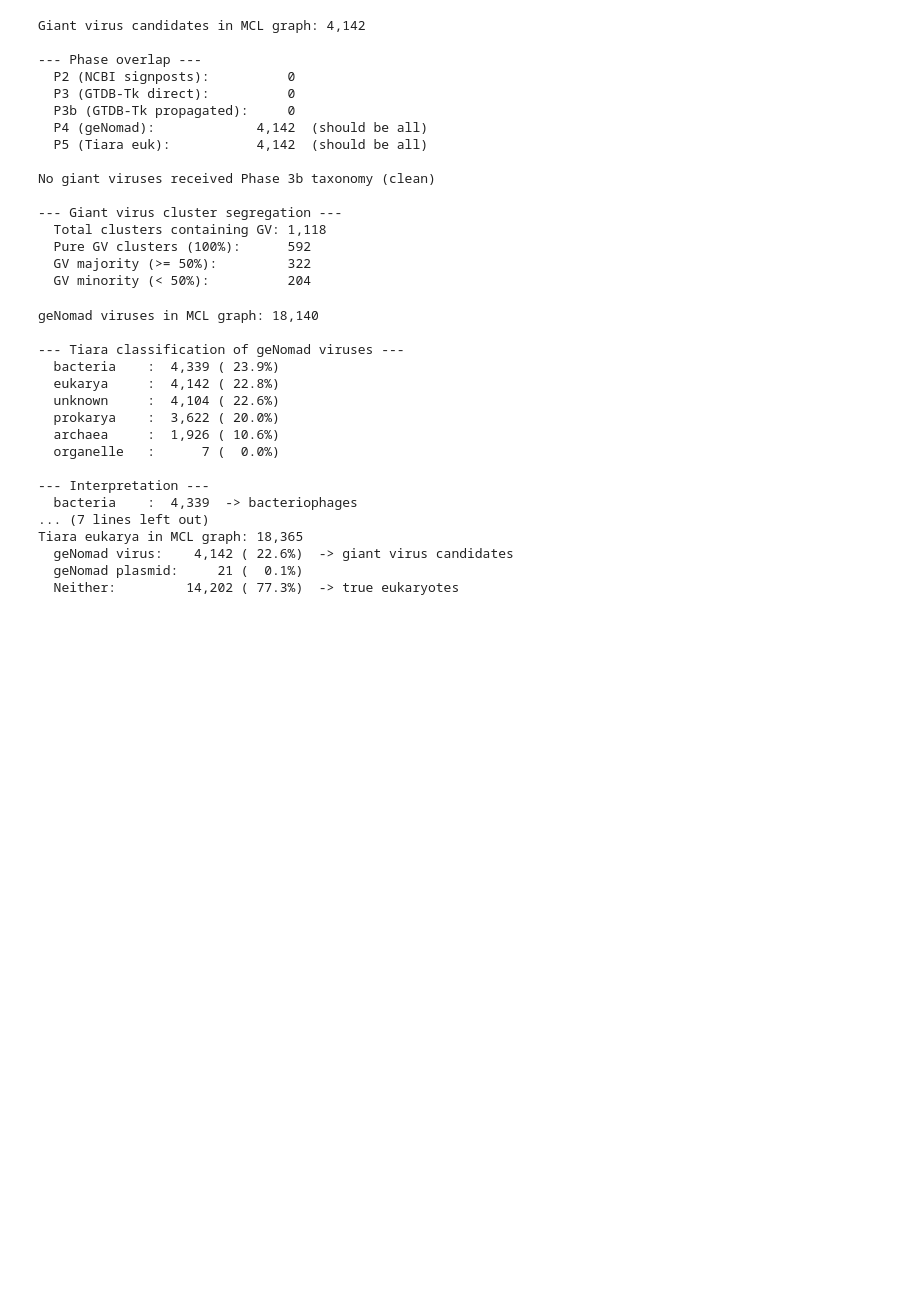
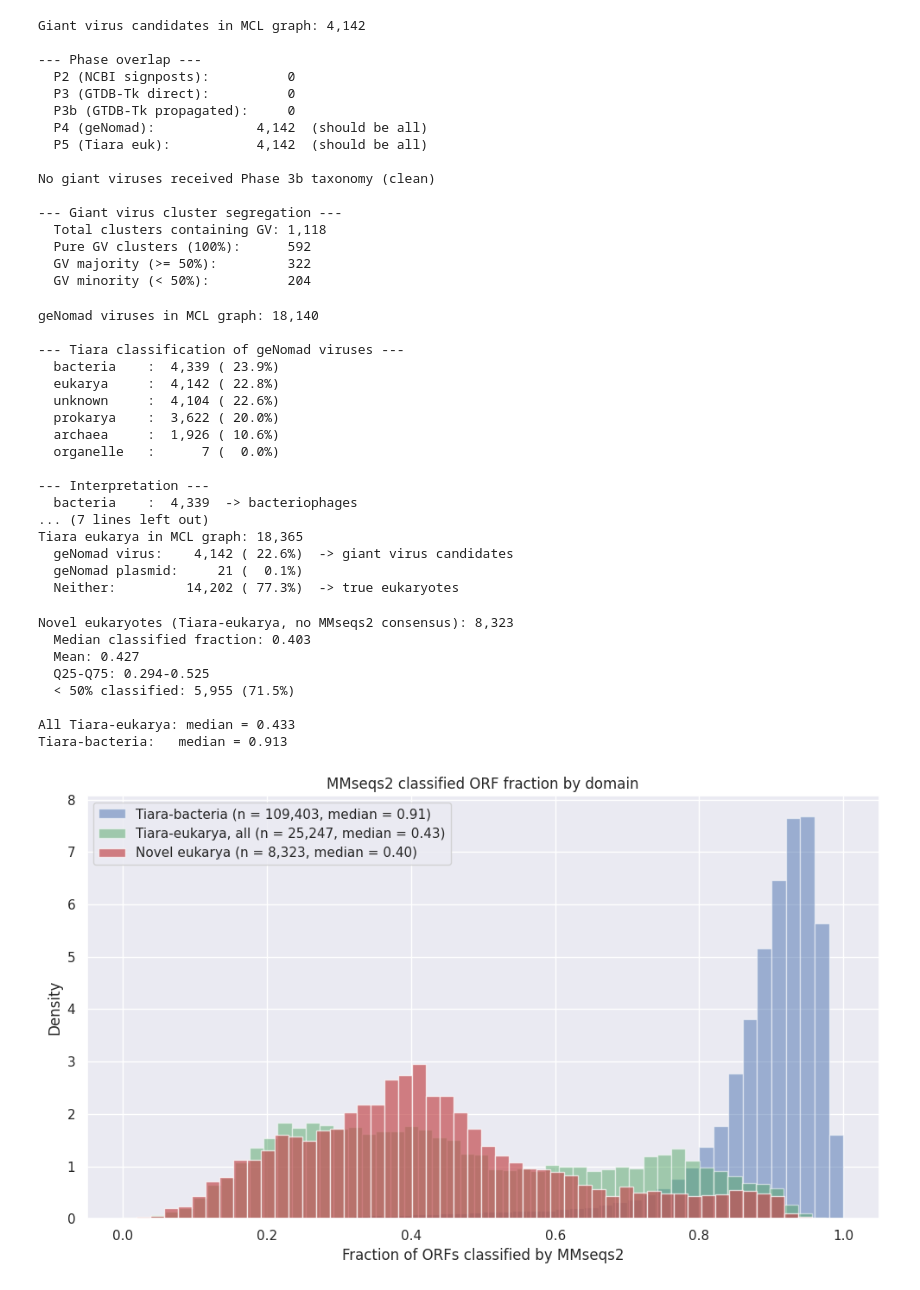
Before and after one commit to tnn111/Embedding, a Jupyter notebook: MCL.ipynb, the cells around one changed output. Cells and saved outputs as stored; diff of their text form; code cells hidden in the pictures; blank space fills up the shorter version.

```diff
--- a/MCL.ipynb
+++ b/MCL.ipynb
@@ -2021,3 +2021,65 @@ Tiara eukarya in MCL graph: 18,365
   geNomad virus:    4,142 ( 22.6%)  -> giant virus candidates
   geNomad plasmid:     21 (  0.1%)
   Neither:         14,202 ( 77.3%)  -> true eukaryotes
+# %%
+# Phase 7: MMseqs2 taxonomy — classified fraction for novel eukaryotes
+# Novel eukarya = Tiara-eukarya contigs with no MMseqs2 domain consensus
+# These are the most divergent eukaryotes in the dataset
+
+import seaborn as sns
+sns.set_theme(style = 'darkgrid')
+
+# Load MMseqs2 contig summary (produced by analyze_mmseqs.py)
+mmseqs_summary = pd.read_csv('Runs/taxonomy/mmseqs_contig_summary.tsv',
+                             sep = '\t', low_memory = False)
+mmseqs_no_consensus = set(
+    mmseqs_summary[mmseqs_summary['mmseqs_domain'].isna() |
+                   (mmseqs_summary['mmseqs_domain'] == '')]['contig']
+)
+
+# Load Tiara results
+tiara_df = pd.read_csv('Runs/taxonomy/tiara_output.tsv', sep = '\t')
+tiara_euk = set(tiara_df[tiara_df['class_fst_stage'] == 'eukarya']['sequence_id'])
+tiara_bac = set(tiara_df[tiara_df['class_fst_stage'] == 'bacteria']['sequence_id'])
+
+# Define populations
+novel_euk = tiara_euk & mmseqs_no_consensus
+novel_df = mmseqs_summary[mmseqs_summary['contig'].isin(novel_euk)]
+all_euk_df = mmseqs_summary[mmseqs_summary['contig'].isin(tiara_euk)]
+bac_df = mmseqs_summary[mmseqs_summary['contig'].isin(tiara_bac)]
+
+frac_novel = novel_df['frac_classified'].values
+frac_all_euk = all_euk_df['frac_classified'].values
+frac_bac = bac_df['frac_classified'].values
+
+print(f'Novel eukaryotes (Tiara-eukarya, no MMseqs2 consensus): {len(novel_euk):,}')
+print(f'  Median classified fraction: {np.median(frac_novel):.3f}')
+print(f'  Mean: {np.mean(frac_novel):.3f}')
+print(f'  Q25-Q75: {np.percentile(frac_novel, 25):.3f}-{np.percentile(frac_novel, 75):.3f}')
+print(f'  < 50% classified: {(frac_novel < 0.5).sum():,} ({(frac_novel < 0.5).mean()*100:.1f}%)')
+print(f'\nAll Tiara-eukarya: median = {np.median(frac_all_euk):.3f}')
+print(f'Tiara-bacteria:   median = {np.median(frac_bac):.3f}')
+
+fig, ax = plt.subplots(figsize = (10, 6))
+ax.hist(frac_bac, bins = 50, alpha = 0.5, color = '#4C72B0', density = True,
+        label = f'Tiara-bacteria (n = {len(frac_bac):,}, median = {np.median(frac_bac):.2f})')
+ax.hist(frac_all_euk, bins = 50, alpha = 0.5, color = '#55A868', density = True,
+        label = f'Tiara-eukarya, all (n = {len(frac_all_euk):,}, median = {np.median(frac_all_euk):.2f})')
+ax.hist(frac_novel, bins = 50, alpha = 0.7, color = '#C44E52', density = True,
+        label = f'Novel eukarya (n = {len(frac_novel):,}, median = {np.median(frac_novel):.2f})')
+ax.set_xlabel('Fraction of ORFs classified by MMseqs2')
+ax.set_ylabel('Density')
+ax.set_title('MMseqs2 classified ORF fraction by domain')
+ax.legend()
+plt.tight_layout()
+plt.show()
+# %% [output]
+Novel eukaryotes (Tiara-eukarya, no MMseqs2 consensus): 8,323
+  Median classified fraction: 0.403
+  Mean: 0.427
+  Q25-Q75: 0.294-0.525
+  < 50% classified: 5,955 (71.5%)
+
+All Tiara-eukarya: median = 0.433
+Tiara-bacteria:   median = 0.913
+[figure, added]
```
Also changed, not shown: parts of 4 cells of this notebook, 2 other files.
